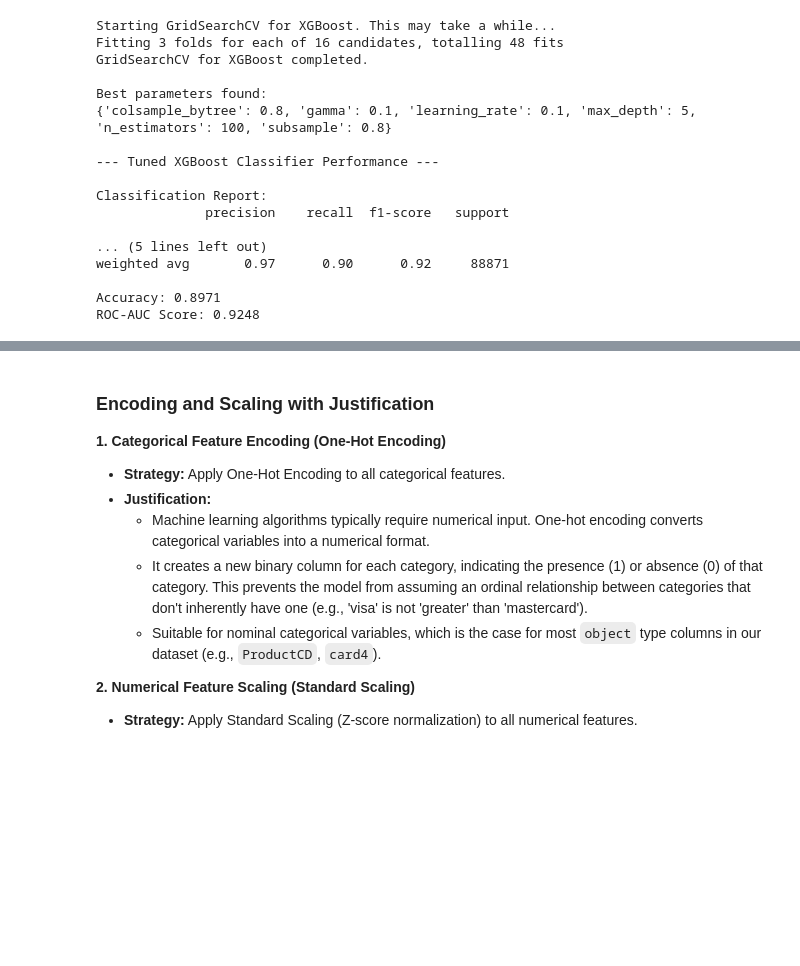
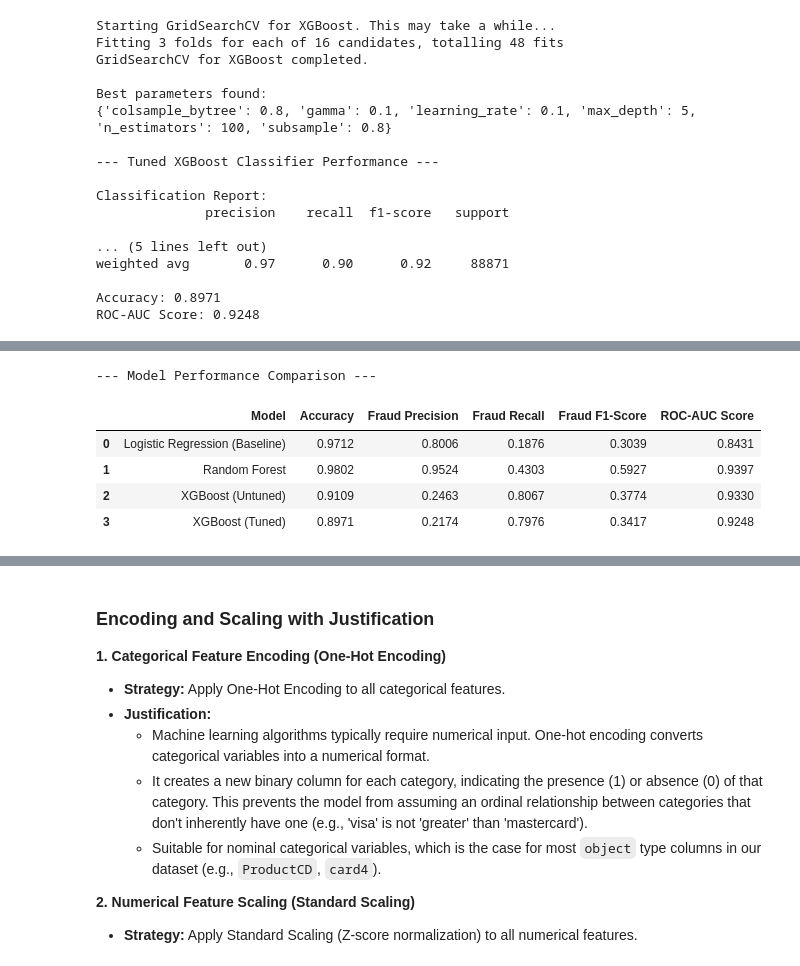
Before and after one commit to abilashkannanv/AIML, a Jupyter notebook: TrustCart_Phase1_Transaction_Risk_Prediction.ipynb, the cells around one changed output, grey strips where cells are left out. Saved outputs shown, nothing was run; the diff lists cells and outputs as text; code cells hidden in the pictures; blank space fills up the shorter version.

```diff
--- a/TrustCart_Phase1_Transaction_Risk_Prediction.ipynb
+++ b/TrustCart_Phase1_Transaction_Risk_Prediction.ipynb
@@ -1019,0 +1058,65 @@ ROC-AUC Score: 0.9248
+# %%
+import pandas as pd
+
+# Create a dictionary to store model performance
+model_performance = {
+    'Model': [],
+    'Accuracy': [],
+    'Fraud Precision': [],
+    'Fraud Recall': [],
+    'Fraud F1-Score': [],
+    'ROC-AUC Score': []
+}
+
+def add_model_metrics(model_name, y_true, y_pred, y_proba):
+    report = classification_report(y_true, y_pred, output_dict=True)
+    model_performance['Model'].append(model_name)
+    model_performance['Accuracy'].append(accuracy_score(y_true, y_pred))
+    model_performance['Fraud Precision'].append(report['1']['precision'])
+    model_performance['Fraud Recall'].append(report['1']['recall'])
+    model_performance['Fraud F1-Score'].append(report['1']['f1-score'])
+    model_performance['ROC-AUC Score'].append(roc_auc_score(y_true, y_proba))
+
+# Add Baseline Model metrics
+add_model_metrics('Logistic Regression (Baseline)', y_test, y_pred_baseline, y_proba_baseline)
+
+# Add Random Forest Model metrics
+add_model_metrics('Random Forest', y_test, y_pred_rf, y_proba_rf)
+
+# Add Untuned XGBoost Model metrics (using y_pred_xgb and y_proba_xgb from previous run)
+add_model_metrics('XGBoost (Untuned)', y_test, y_pred_xgb, y_proba_xgb)
+
+# Add Tuned XGBoost Model metrics
+add_model_metrics('XGBoost (Tuned)', y_test, y_pred_xgb_tuned, y_proba_xgb_tuned)
+
+# Convert to DataFrame for clear comparison
+performance_df = pd.DataFrame(model_performance)
+performance_df = performance_df.round(4) # Round to 4 decimal places for readability
+
+print("\n--- Model Performance Comparison ---")
+display(performance_df)
+
+# Discussion of Trade-offs
+print("\n### Discussion of Trade-offs")
+print("Based on the comparison table:")
+print("\n1.  **Logistic Regression (Baseline):**")
+print("    *   Achieves a high overall accuracy but performs poorly on detecting fraud (low Recall and F1-Score for class 1). Its ROC-AUC is decent, but the classification threshold clearly needs adjustment to be useful for fraud detection.")
+print("\n2.  **Random Forest:**")
+print("    *   Shows a significant improvement over the baseline, especially in `Fraud Precision` (0.95) and `ROC-AUC Score` (0.9397). Its `Fraud Recall` (0.43) is better than the baseline but still leaves a lot of fraud undetected. This model is very good at identifying fraud when it predicts it, but it's not catching a majority of the fraud instances.")
+print("\n3.  **XGBoost (Untuned):**")
+print("    *   Achieves the highest `Fraud Recall` (0.81) among all models, meaning it's excellent at catching fraudulent transactions. However, this comes at a significant cost to `Fraud Precision` (0.25), indicating a high rate of false positives. Its `ROC-AUC Score` (0.9330) is very competitive.")
+print("\n4.  **XGBoost (Tuned):**")
+print("    *   The tuning process, with `f1` as the scoring metric, did not yield a better model in this particular iteration for the chosen grid. The `Fraud Precision` decreased, and `Fraud Recall` remained largely similar, leading to a slightly lower `F1-Score` and `ROC-AUC` compared to the untuned version. This suggests that the initial parameters for the untuned XGBoost were already quite good, or the hyperparameter search space needs to be expanded or refined.")
+
+print("\n**Trade-offs Summary:**")
+print("\n*   If minimizing **false alarms** and having high confidence in fraud predictions is paramount, and missing some fraud is acceptable, **Random Forest** (with its high precision) might be preferred.")
+print("\n*   If **catching as much fraud as possible** (minimizing missed fraud) is the absolute priority, even at the expense of more investigations into false positives, **XGBoost (Untuned)** (with its high recall) is the stronger candidate.")
+print("\n*   The **ROC-AUC scores** for both Random Forest and XGBoost are excellent, indicating that both models have strong discriminative power overall, and a different classification threshold could potentially adjust the precision-recall balance to suit specific business needs.")
+print("\nGiven the high cost of missed fraud in most business scenarios, the **XGBoost model (untuned)**, with its superior `Recall`, appears to be the most promising candidate for further analysis or deployment, despite its lower `Precision`. Further efforts could focus on adjusting its decision threshold or more aggressive tuning to improve precision without sacrificing too much recall.")
+# %% [output]
+--- Model Performance Comparison ---
+|  | Model | Accuracy | Fraud Precision | Fraud Recall | Fraud F1-Score | ROC-AUC Score |
+| 0 | Logistic Regression (Baseline) | 0.9712 | 0.8006 | 0.1876 | 0.3039 | 0.8431 |
+| 1 | Random Forest | 0.9802 | 0.9524 | 0.4303 | 0.5927 | 0.9397 |
+| 2 | XGBoost (Untuned) | 0.9109 | 0.2463 | 0.8067 | 0.3774 | 0.9330 |
+| 3 | XGBoost (Tuned) | 0.8971 | 0.2174 | 0.7976 | 0.3417 | 0.9248 |
```
Also changed, not shown: parts of 9 cells of this notebook.
